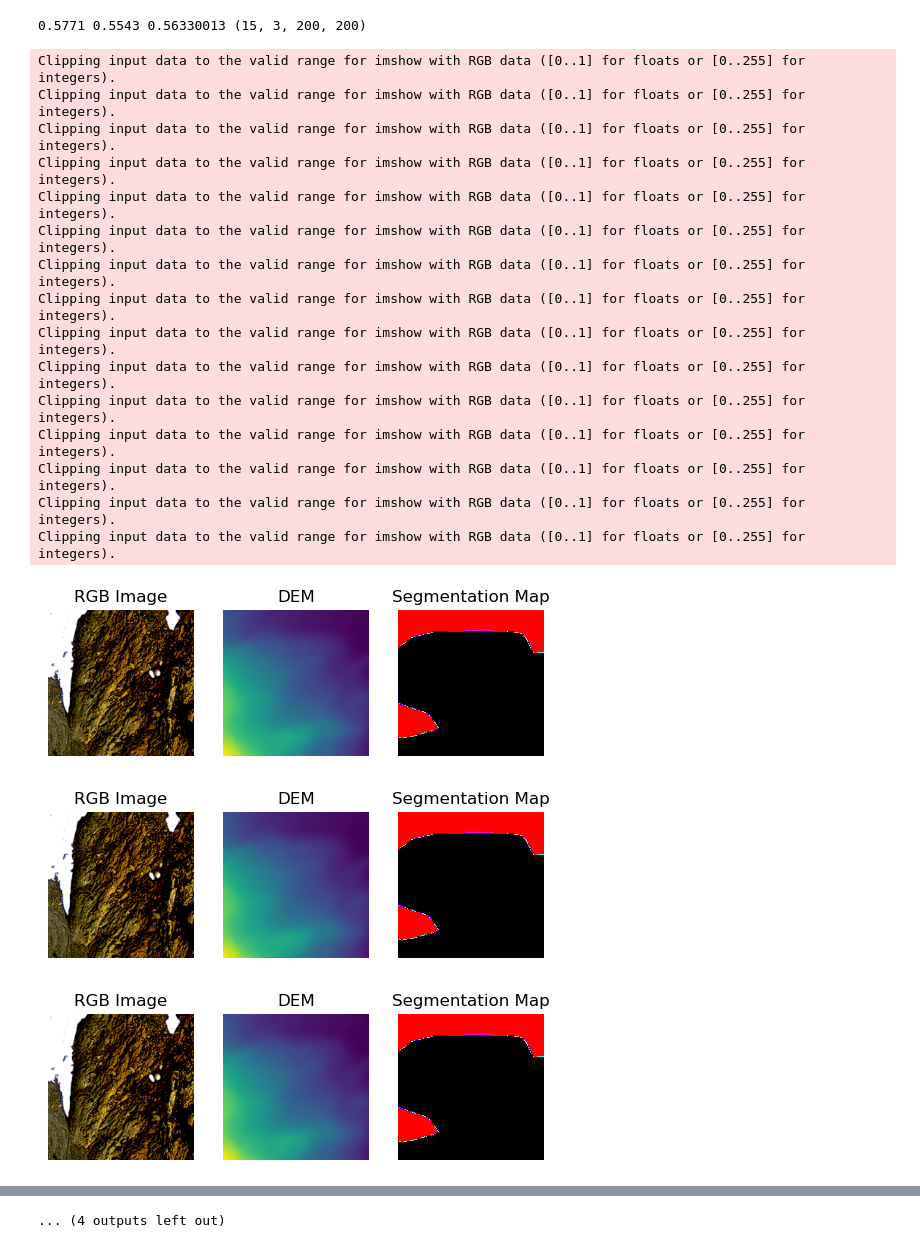
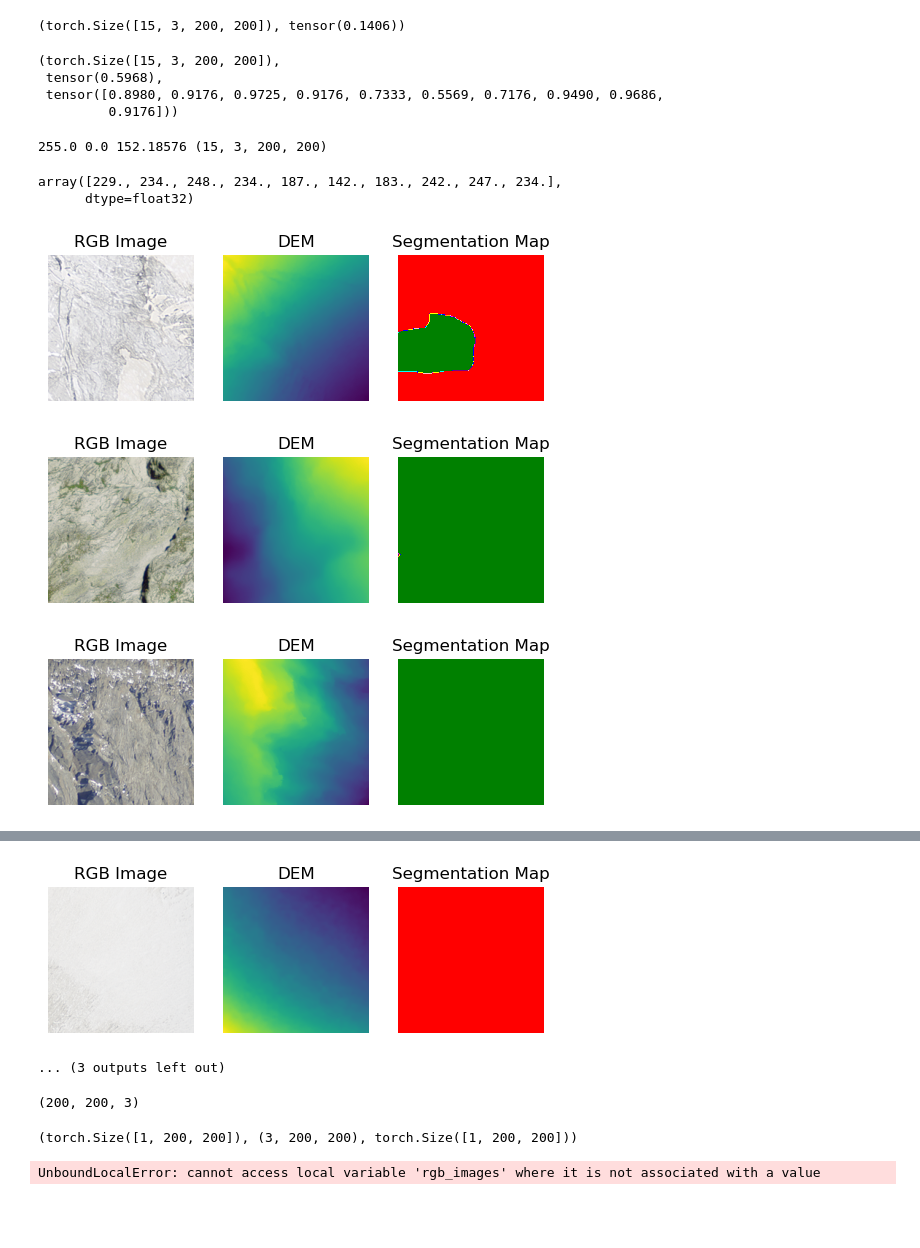
Before and after one commit to zvalerie/Alps_LCC, a Jupyter notebook: notebook/observe_dataset.ipynb, the cells around one changed output, grey strips where cells are left out. Cells and saved outputs as stored; diff of their text form; code cells hidden in the pictures; blank space fills up the shorter version.

```diff
--- a/notebook/observe_dataset.ipynb
+++ b/notebook/observe_dataset.ipynb
@@ -19,6 +19,6 @@ img_dir = '/home/valerie/data/rocky_tlm/rgb/'  #'/data/xiaolong/rgb'
 dem_dir = '/home/valerie/data/rocky_tlm/dem/' # /data/xiaolong/dem'
 mask_dir = '/home/valerie/data/ace_alps/mask'
 # %%
-dataset = SwissImage(dataset_csv=dataset_csv,img_dir=img_dir,dem_dir=dem_dir,mask_dir=mask_dir)
+dataset = SwissImage(dataset_csv=dataset_csv,img_dir=img_dir,dem_dir=dem_dir, label_dir=mask_dir)
 num_samples = 15
 dataloader = torch.utils.data.DataLoader(dataset, batch_size=num_samples, shuffle=True)
@@ -25,59 +28,63 @@ dataloader = torch.utils.data.DataLoader(dataset, batch_size=num_samples, shuffl
+# %%
+rgb_images.shape,rgb_images.mean()
+# %% [output]
+(torch.Size([15, 3, 200, 200]), tensor(0.1406))
+# %%
+mean = torch.Tensor([0.5585, 0.5771, 0.5543]).unsqueeze(-1).unsqueeze(-1)
+std = torch.Tensor ([0.2535, 0.2388, 0.2318]).unsqueeze(-1).unsqueeze(-1)
+rgb_images = rgb_images * std +mean
+# %%
+rgb_images.shape,rgb_images.mean(), rgb_images[0,0,0,:10]
+# %% [output]
+(torch.Size([15, 3, 200, 200]),
+ tensor(0.5968),
+ tensor([0.8980, 0.9176, 0.9725, 0.9176, 0.7333, 0.5569, 0.7176, 0.9490, 0.9686,
+         0.9176]))
 # %%
-batch = next(iter(dataloader))
-rgb_images, dems, segmentation_maps = batch
-rgb_images = unnormalize_batch(rgb_images)
-
 # Convert the tensors to numpy arrays
-rgb_images = rgb_images.numpy()
+rgb_images = rgb_images.detach().cpu().numpy()*255
 dems = dems.numpy()
 segmentation_maps = segmentation_maps.numpy()
 
 print ( rgb_images.max(),rgb_images.min(), rgb_images.mean(), rgb_images.shape )
 # %% [output]
-0.5771 0.5543 0.56330013 (15, 3, 200, 200)
+255.0 0.0 152.18576 (15, 3, 200, 200)
+# %%
+rgb_images[0,0,0,:10]
+# %% [output]
+array([229., 234., 248., 234., 187., 142., 183., 242., 247., 234.],
+      dtype=float32)
 # %%
 # Loop over the samples and plot them
 colors = ['black', 'green', 'blue', 'cyan', 'magenta', 'yellow', 'orange', 'purple', 'pink','blue','red']
 cmap=ListedColormap(colors)
 
 for i in range(num_samples):
 
-    rgb_images, dems, segmentation_maps = dataset[10]
-    rgb  = rgb_images.transpose(0,-1).numpy()
+    rgb_images, dems, segmentation_maps = dataset[i+100]
+    rgb_images = rgb_images * std +mean
+    rgb_images = rgb_images.detach().cpu().numpy()*255
+    rgb  = rgb_images.astype(int)
+    rgb = np.transpose(rgb)
     dem= dems.squeeze().numpy()
     label = segmentation_maps.squeeze().numpy()
 
     plt.figure()
     plt.subplot(131)
     plt.imshow(rgb)
     plt.title("RGB Image")
     plt.axis('off')
 
     plt.subplot(132)
     plt.imshow(dem, cmap='viridis')
     plt.title("DEM")
     plt.axis('off')
 
     plt.subplot(133)
-    plt.imshow(label, cmap=cmap)
+    plt.imshow(label, cmap=cmap, vmin=0,vmax=9)
     plt.title("Segmentation Map")
     plt.axis('off')
 # %% [output]
-Clipping input data to the valid range for imshow with RGB data ([0..1] for floats or [0..255] for integers).
-Clipping input data to the valid range for imshow with RGB data ([0..1] for floats or [0..255] for integers).
-Clipping input data to the valid range for imshow with RGB data ([0..1] for floats or [0..255] for integers).
-Clipping input data to the valid range for imshow with RGB data ([0..1] for floats or [0..255] for integers).
-Clipping input data to the valid range for imshow with RGB data ([0..1] for floats or [0..255] for integers).
-Clipping input data to the valid range for imshow with RGB data ([0..1] for floats or [0..255] for integers).
-Clipping input data to the valid range for imshow with RGB data ([0..1] for floats or [0..255] for integers).
-Clipping input data to the valid range for imshow with RGB data ([0..1] for floats or [0..255] for integers).
-Clipping input data to the valid range for imshow with RGB data ([0..1] for floats or [0..255] for integers).
-Clipping input data to the valid range for imshow with RGB data ([0..1] for floats or [0..255] for integers).
-Clipping input data to the valid range for imshow with RGB data ([0..1] for floats or [0..255] for integers).
-Clipping input data to the valid range for imshow with RGB data ([0..1] for floats or [0..255] for integers).
-Clipping input data to the valid range for imshow with RGB data ([0..1] for floats or [0..255] for integers).
-Clipping input data to the valid range for imshow with RGB data ([0..1] for floats or [0..255] for integers).
-Clipping input data to the valid range for imshow with RGB data ([0..1] for floats or [0..255] for integers).
-[figure, old version]
+[figure, new version]
-[figure, old version]
+[figure, new version]
-[figure, old version]
+[figure, new version]
@@ -92,6 +99,13 @@ Clipping input data to the valid range for imshow with RGB data ([0..1] for floa
-... (4 outputs left out)
+[figure, added]
+... (3 outputs left out)
+# %%
+rgb.shape
+# %% [output]
+(200, 200, 3)
 # %%
 dems.shape,rgb_images.shape, segmentation_maps.shape
+# %% [output]
+(torch.Size([1, 200, 200]), (3, 200, 200), torch.Size([1, 200, 200]))
 # %%
 batch = next(iter(dataloader))
 rgb_images, dems, segmentation_maps = batch
@@ -110,6 +124,8 @@ common_transform = Compose([
 
 img_transform = transforms.Compose([  transforms.ColorJitter(brightness=0.3, contrast=0.3, saturation=0.3, hue=0.05)  ])
 ds = SwissImage(            dataset_csv,  img_dir,  dem_dir,  mask_dir,  common_transform = common_transform, img_transform = img_transform, )
+# %% [output]
+UnboundLocalError: cannot access local variable 'rgb_images' where it is not associated with a value
 # %%
 # Loop over the samples and plot them
 colors = ['black', 'green', 'blue', 'cyan', 'magenta', 'yellow', 'orange', 'purple', 'pink','blue','red']
```
Also changed, not shown: parts of 3 cells of this notebook, 36 other files.
